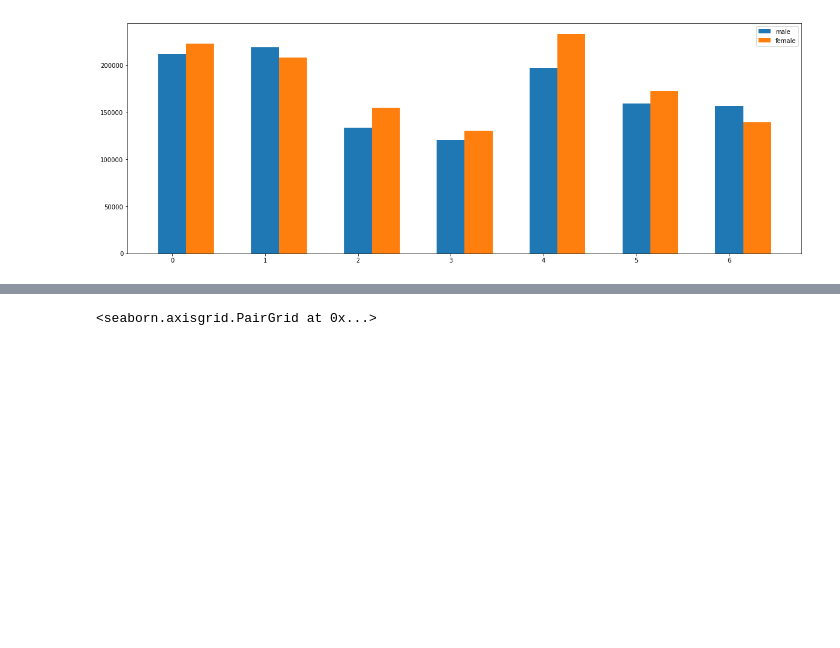
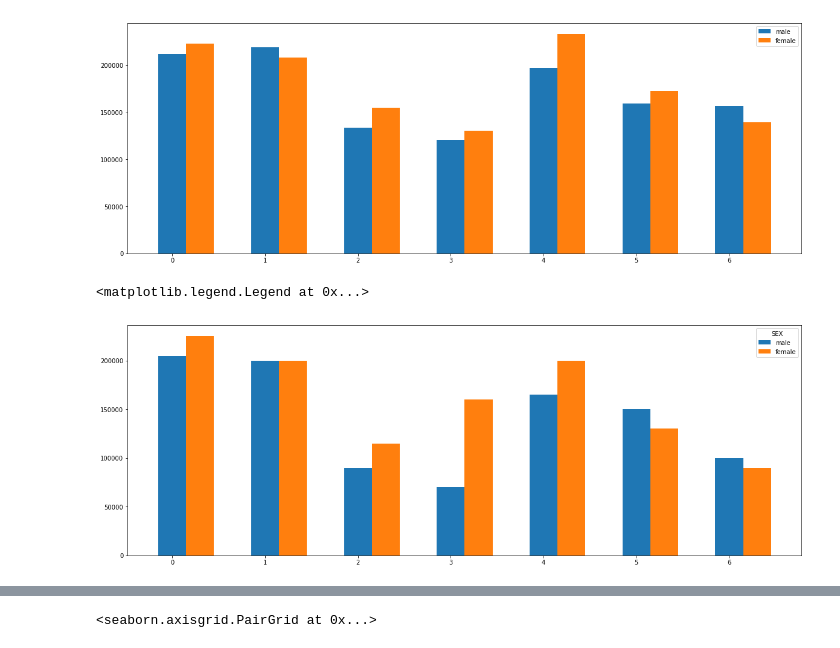
Before and after one commit to IvanovDmitryV/sfml, a Jupyter notebook: hw_01/hw1-task.ipynb, the cells around one changed output, grey strips where cells are left out. Drawn from its saved outputs; the diff is of its cells as text; code cells hidden in the pictures; blank space fills up the shorter version.

```diff
--- a/hw_01/hw1-task.ipynb
+++ b/hw_01/hw1-task.ipynb
@@ -224,6 +229,19 @@ plt.legend(['male', 'female'])
 # %% [output]
 <matplotlib.legend.Legend at 0x...>
 [figure]
+# %%
+#потом, так (заодно заменил среднее на медиану)
+wd = 0.3
+male_lmt = pd.pivot_table(df,['LIMIT_BAL'],index=['SEX','EDUCATION'],aggfunc='median')['LIMIT_BAL'][1]
+female_lmt = pd.pivot_table(df,['LIMIT_BAL'],index=['SEX','EDUCATION'],aggfunc='median')['LIMIT_BAL'][2]
+
+fig,ax= plt.subplots(figsize=(20,7))
+plt.bar(list(set(df['EDUCATION'])), male_lmt, width=wd)
+plt.bar(list(set(df['EDUCATION']+wd)), female_lmt, width=wd)
+plt.legend(['male', 'female'],title = 'SEX')
+# %% [output]
+<matplotlib.legend.Legend at 0x...>
+[figure, added]
 # %%
 # ну на всякий случай построил необработанную зависимость кредитного лимита и образования в разбивке по SEX
 fig,ax= plt.subplots(figsize=(20,7))
```
Also changed, not shown: parts of 11 cells of this notebook.
